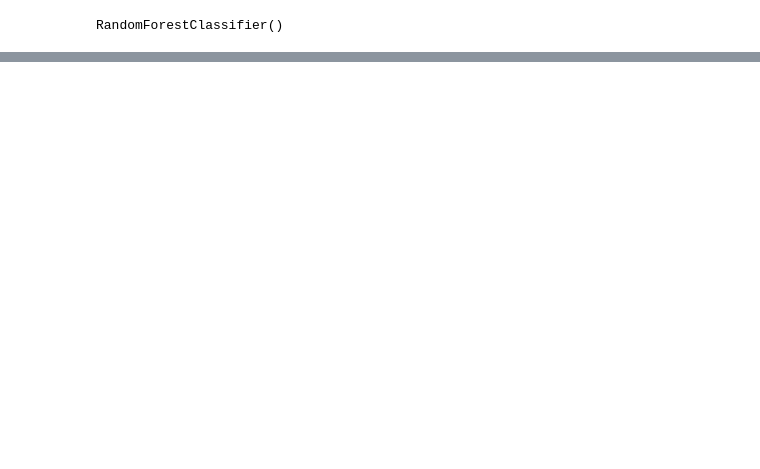
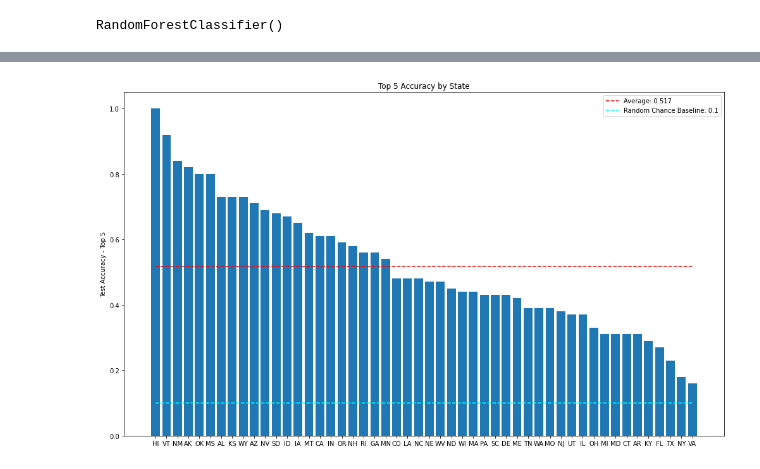
Before and after one commit to osimon8/GeoGuessrGuessr, a Jupyter notebook: notebook.ipynb, the cells around one changed output, grey strips where cells are left out. Drawn from its saved outputs; the diff is of its cells as text; code cells hidden in the pictures; blank space fills up the shorter version.

```diff
--- a/notebook.ipynb
+++ b/notebook.ipynb
@@ -582,3 +580,7 @@ def plot_heatmap(probs, label=None, im = None):
+# %%
+plot_acc_by_state(t5_acc_by_state, title='Top 5 Accuracy by State', k =5)
+# %% [output]
+[figure, added]
 # %%
 for data, label in test_loader_hr:
     data_rs = transforms.Resize((64, 64))(data.to(device))
```
Also changed, not shown: parts of 28 cells of this notebook.
